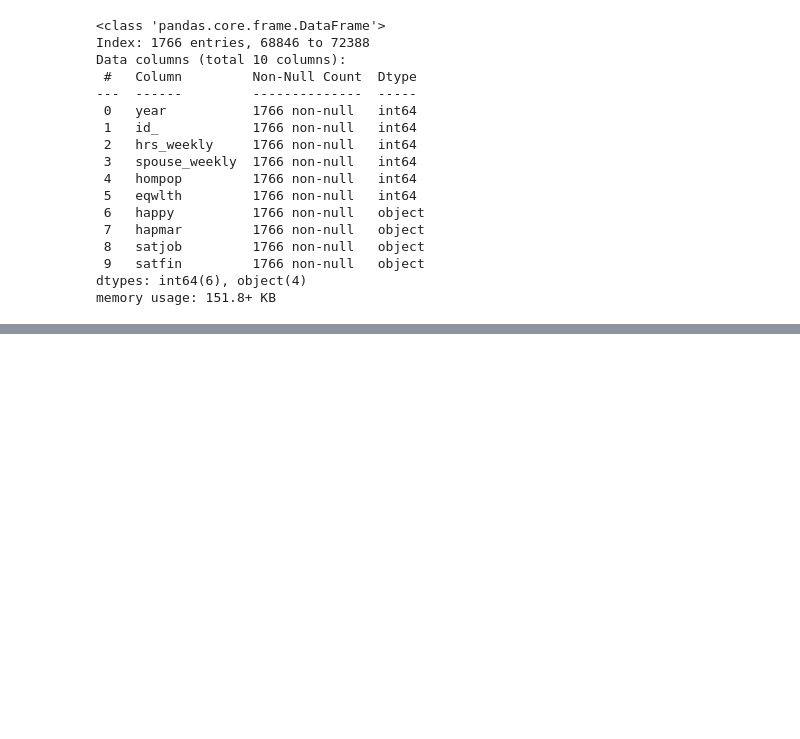
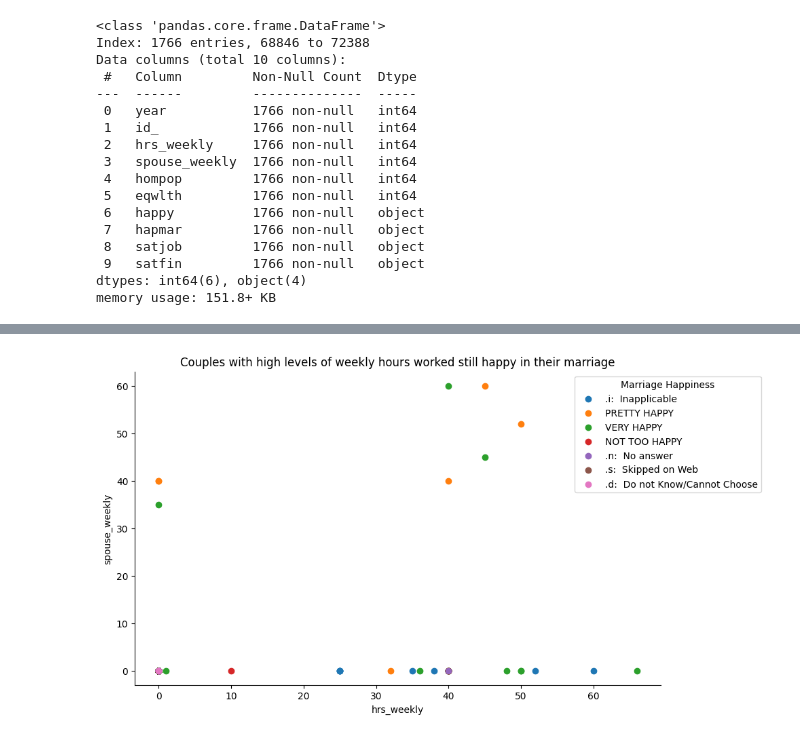
Before and after one commit to aileenkent/EDA., a Jupyter notebook: lab/gss.ipynb, the cells around one changed output, grey strips where cells are left out. Saved outputs shown, nothing was run; the diff lists cells and outputs as text; code cells hidden in the pictures; blank space fills up the shorter version.

```diff
--- a/lab/gss.ipynb
+++ b/lab/gss.ipynb
@@ -278,0 +293,19 @@ GSS_data.head()
+# %%
+plt.figure(figsize=(10,6))
+
+for category in GSS_data['hapmar'].unique():
+    subset = GSS_data[GSS_data['hapmar'] == category]
+    plt.scatter(subset['hrs_weekly'], subset['spouse_weekly'], label=category)
+
+plt.xlabel('hrs_weekly')
+plt.ylabel('spouse_weekly')
+
+plt.legend(title = 'Marriage Happiness', loc='upper right', bbox_to_anchor=(1.2, 1))
+plt.title('Couples with high levels of weekly hours worked still happy in their marriage')
+
+plt.gca().spines['right'].set_visible(False)
+plt.gca().spines['top'].set_visible(False)
+
+plt.show()
+# %% [output]
+[figure, added]
```
Also changed, not shown: parts of 4 cells of this notebook.
